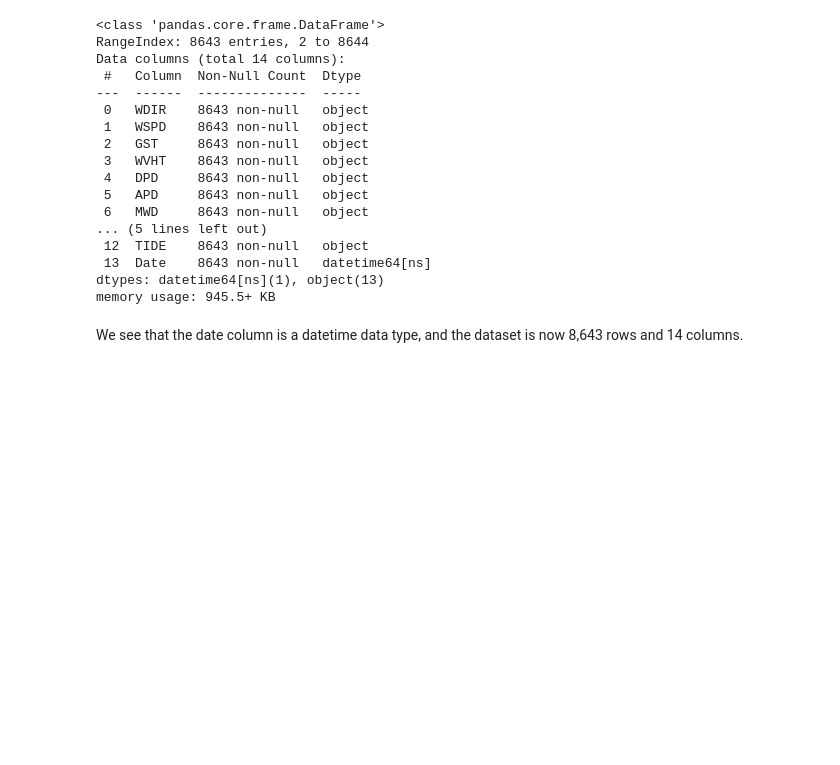
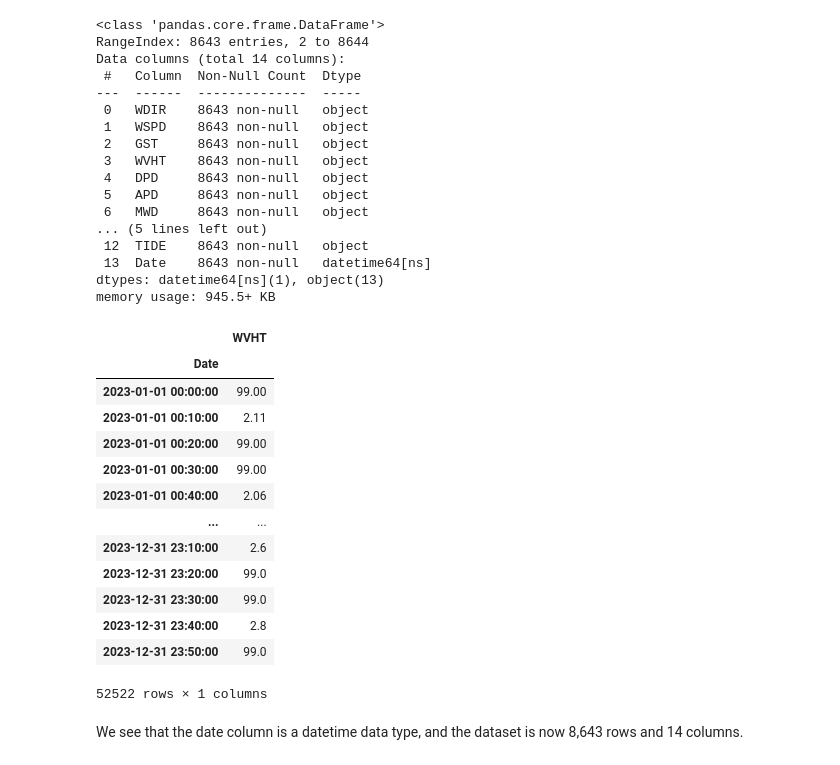
Before and after one commit to vdlcruz670/SPICE-2024, a Jupyter notebook: waveheight_collab.ipynb, the cells around one changed output. Cells and saved outputs as stored; diff of their text form; code cells hidden in the pictures; blank space fills up the shorter version.

```diff
--- a/waveheight_collab.ipynb
+++ b/waveheight_collab.ipynb
@@ -257,6 +257,36 @@ Data columns (total 14 columns):
  13  Date    8643 non-null   datetime64[ns]
 dtypes: datetime64[ns](1), object(13)
 memory usage: 945.5+ KB
+# %%
+def wrangle(df):
+  df = df.iloc[1:]
+  df = df.astype({'#YY' : str, 'MM' : str, 'DD' : str, 'hh' : str, 'mm' : str}) # converting these columns to a string data type
+  df['Date'] = df['#YY'] + '-' + df['MM'] + '-' + df['DD'] + ' ' + df['hh'] + ':' + df['mm'] # combining all the datetime info into a Date column
+  df = df.drop(columns=['#YY','MM','DD','hh','mm']) # deleting the old date and time columns
+  df['Date'] = pd.to_datetime(df['Date'])
+  df = df[['Date', 'WVHT']] # selecting columns
+  df = df.set_index('Date') # setting date column to index
+
+  return df
+# %%
+df_23_clean = wrangle(df_23)
+# %%
+df_23_clean
+# %% [output]
+|  | WVHT |
+| Date |  |
+| 2023-01-01 00:00:00 | 99.00 |
+| 2023-01-01 00:10:00 | 2.11 |
+| 2023-01-01 00:20:00 | 99.00 |
+| 2023-01-01 00:30:00 | 99.00 |
+| 2023-01-01 00:40:00 | 2.06 |
+| ... | ... |
+| 2023-12-31 23:10:00 | 2.6 |
+| 2023-12-31 23:20:00 | 99.0 |
+| 2023-12-31 23:30:00 | 99.0 |
+| 2023-12-31 23:40:00 | 2.8 |
+| 2023-12-31 23:50:00 | 99.0 |
+52522 rows × 1 columns
 # %% [markdown]
 We see that the date column is a datetime data type, and the dataset is now 8,643 rows and 14 columns.
 # %% [markdown]
```
Also changed, not shown: parts of 6 cells of this notebook.
